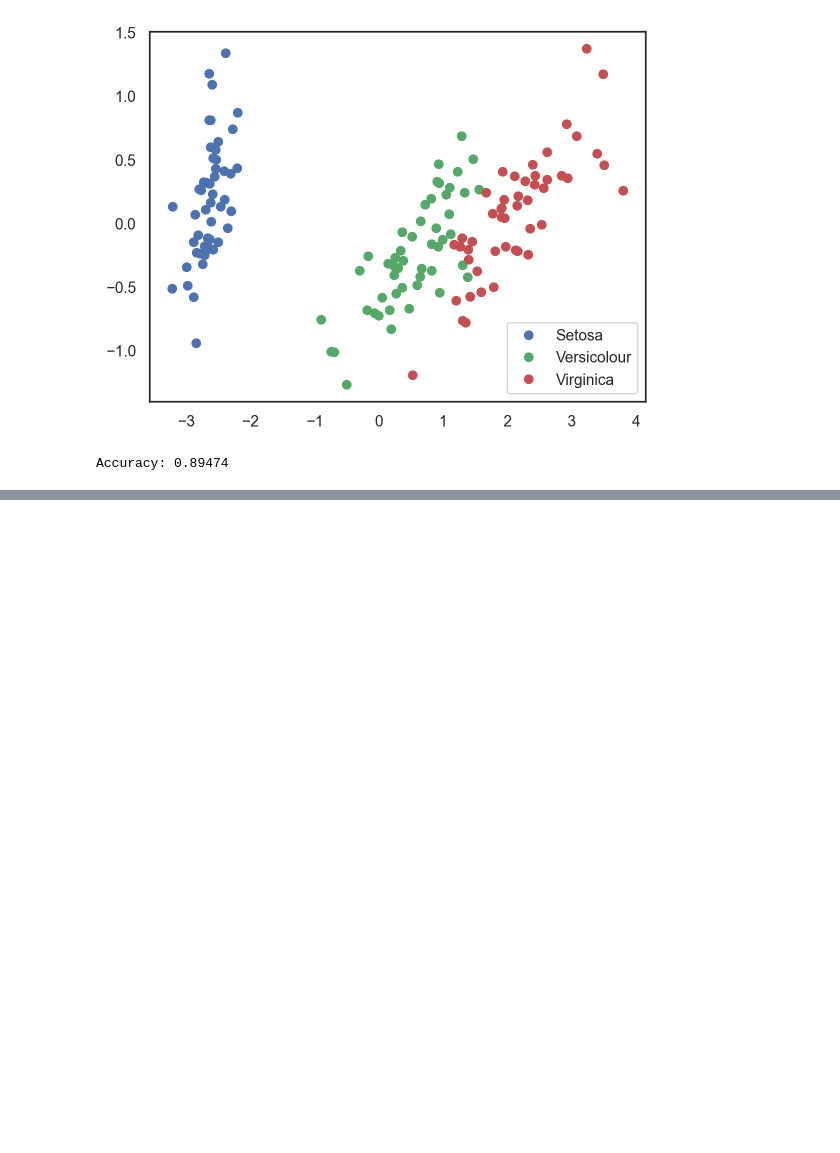
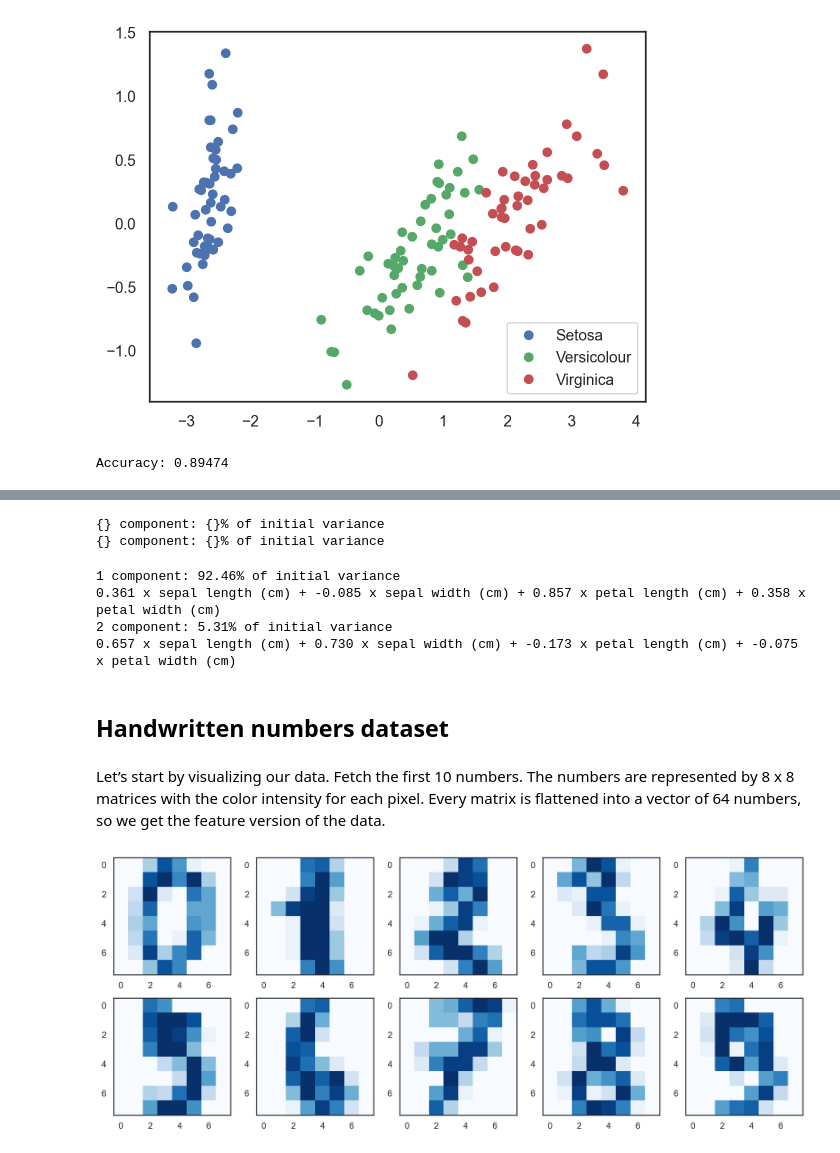
Before and after one commit to rahulrajesh131999/ai-ml-dl-journey, a Jupyter notebook: topic-7/pca.ipynb, the cells around one changed output, grey strips where cells are left out. Saved outputs shown, nothing was run; the diff lists cells and outputs as text; code cells hidden in the pictures; blank space fills up the shorter version.

```diff
--- a/topic-7/pca.ipynb
+++ b/topic-7/pca.ipynb
@@ -191,0 +194,44 @@ Accuracy: 0.89474
+# %%
+for i, component in enumerate(pca.components_):
+    print(
+        "{} component: {}% of initial variance"
+    )
+# %% [output]
+{} component: {}% of initial variance
+{} component: {}% of initial variance
+# %%
+for i, component in enumerate(pca.components_):
+    print(
+        "{} component: {}% of initial variance".format(
+            i + 1, round(100 * pca.explained_variance_ratio_[i], 2)
+        )
+    )
+    print(
+        " + ".join(
+            "%.3f x %s" % (value, name)
+            for value, name in zip(component, iris.feature_names)
+        )
+    )
+# %% [output]
+1 component: 92.46% of initial variance
+0.361 x sepal length (cm) + -0.085 x sepal width (cm) + 0.857 x petal length (cm) + 0.358 x petal width (cm)
+2 component: 5.31% of initial variance
+0.657 x sepal length (cm) + 0.730 x sepal width (cm) + -0.173 x petal length (cm) + -0.075 x petal width (cm)
+# %% [markdown]
+## Handwritten numbers dataset
+# %%
+# lets look at handwritten numbers dataset from topic 3
+
+digits = datasets.load_digits()
+X = digits.data
+y= digits.target
+# %% [markdown]
+Let’s start by visualizing our data. Fetch the first 10 numbers. The numbers are represented by 8 x 8 matrices with the color intensity for each pixel. Every matrix is flattened into a vector of 64 numbers, so we get the feature version of the data.
+# %%
+# f, axes = plt.subplots(5, 2, sharey=True, figsize=(16,6))
+plt.figure(figsize=(16, 6))
+for i in range(10):
+    plt.subplot(2, 5, i+1)
+    plt.imshow(X[i, :].reshape([8,8]), cmap="Blues")
+# %% [output]
+[figure, added]
```
Also changed, not shown: parts of 4 cells of this notebook, 1 other file.
